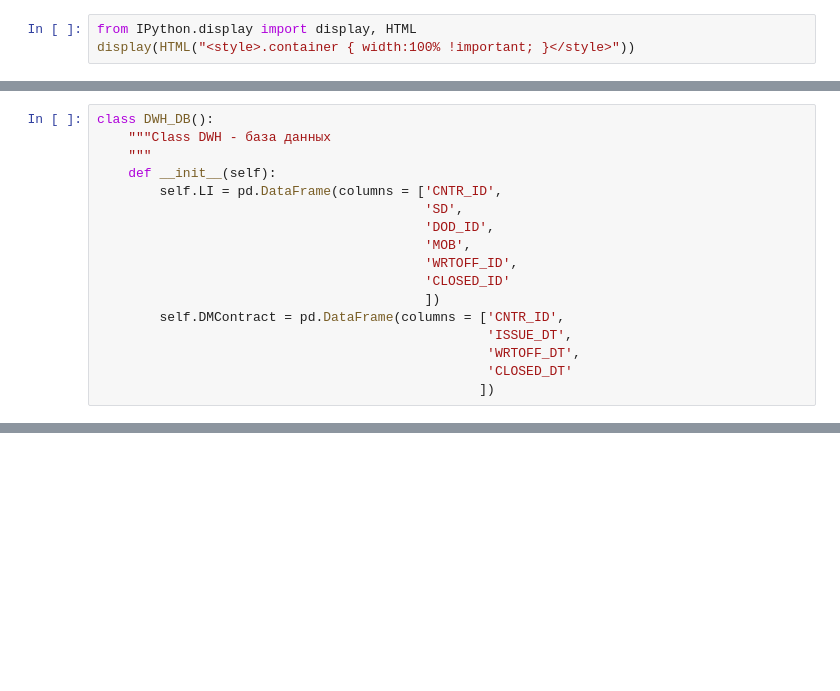
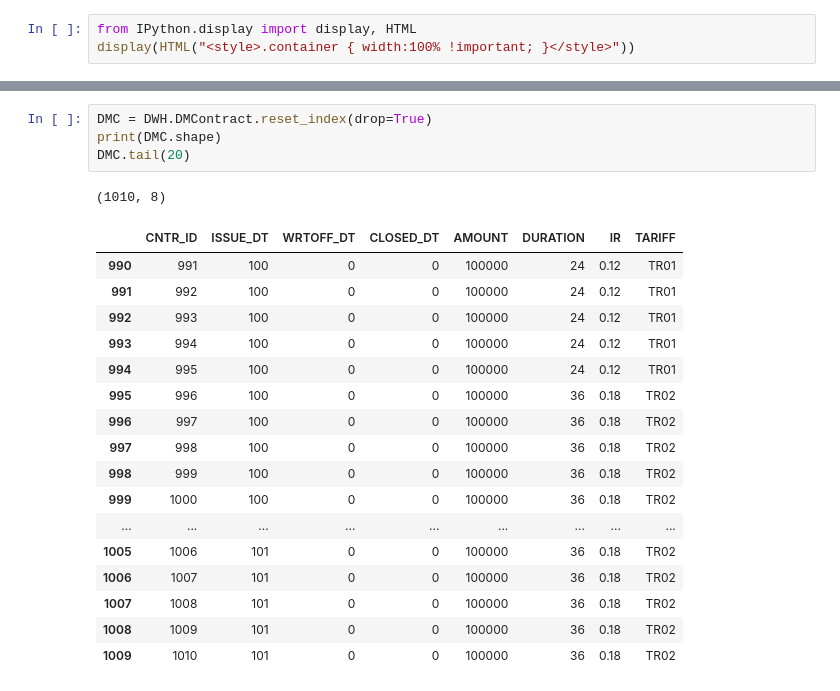
Before and after one commit to il-giza/Bank_SandBox, a Jupyter notebook: matrix_migration/generator_of_portfolio.ipynb, the cells around one changed output, grey strips where cells are left out. Drawn from its saved outputs; the diff is of its cells as text; blank space fills up the shorter version.

```diff
--- a/matrix_migration/generator_of_portfolio.ipynb
+++ b/matrix_migration/generator_of_portfolio.ipynb
@@ -125,17 +7,0 @@ Grage Right_value
-# %%
-class DWH_DB():
-    """Class DWH - база данных
-    """
-    def __init__(self):
-        self.LI = pd.DataFrame(columns = ['CNTR_ID',
-                                          'SD',
-                                          'DOD_ID',
-                                          'MOB',
-                                          'WRTOFF_ID',
-                                          'CLOSED_ID'
-                                          ])
-        self.DMContract = pd.DataFrame(columns = ['CNTR_ID',
-                                                  'ISSUE_DT',
-                                                  'WRTOFF_DT',
-                                                  'CLOSED_DT'
-                                                 ])
@@ -819,0 +90,23 @@ sum(abs(A_03 - B_03)).sum()
+# %%
+DMC = DWH.DMContract.reset_index(drop=True)
+print(DMC.shape)
+DMC.tail(20)
+# %% [output]
+(1010, 8)
+|  | CNTR_ID | ISSUE_DT | WRTOFF_DT | CLOSED_DT | AMOUNT | DURATION | IR | TARIFF |
+| 990 | 991 | 100 | 0 | 0 | 100000 | 24 | 0.12 | TR01 |
+| 991 | 992 | 100 | 0 | 0 | 100000 | 24 | 0.12 | TR01 |
+| 992 | 993 | 100 | 0 | 0 | 100000 | 24 | 0.12 | TR01 |
+| 993 | 994 | 100 | 0 | 0 | 100000 | 24 | 0.12 | TR01 |
+| 994 | 995 | 100 | 0 | 0 | 100000 | 24 | 0.12 | TR01 |
+| 995 | 996 | 100 | 0 | 0 | 100000 | 36 | 0.18 | TR02 |
+| 996 | 997 | 100 | 0 | 0 | 100000 | 36 | 0.18 | TR02 |
+| 997 | 998 | 100 | 0 | 0 | 100000 | 36 | 0.18 | TR02 |
+| 998 | 999 | 100 | 0 | 0 | 100000 | 36 | 0.18 | TR02 |
+| 999 | 1000 | 100 | 0 | 0 | 100000 | 36 | 0.18 | TR02 |
+| ... | ... | ... | ... | ... | ... | ... | ... | ... |
+| 1005 | 1006 | 101 | 0 | 0 | 100000 | 36 | 0.18 | TR02 |
+| 1006 | 1007 | 101 | 0 | 0 | 100000 | 36 | 0.18 | TR02 |
+| 1007 | 1008 | 101 | 0 | 0 | 100000 | 36 | 0.18 | TR02 |
+| 1008 | 1009 | 101 | 0 | 0 | 100000 | 36 | 0.18 | TR02 |
+| 1009 | 1010 | 101 | 0 | 0 | 100000 | 36 | 0.18 | TR02 |
```
Also changed, not shown: parts of 80 cells of this notebook, 1 other file.
